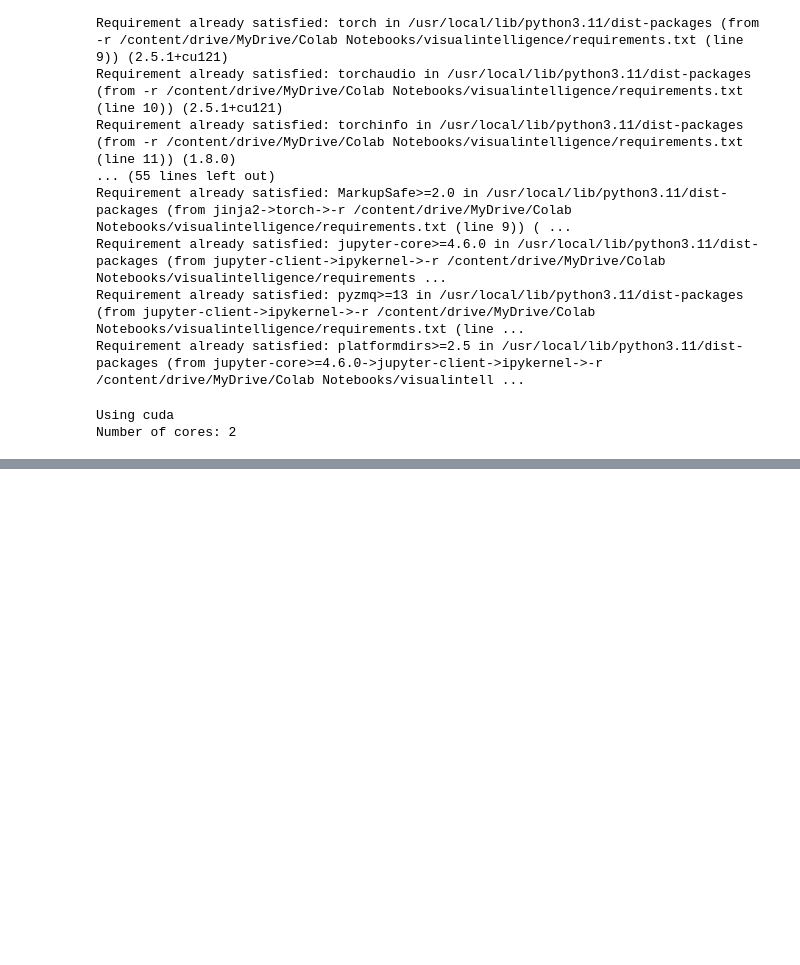
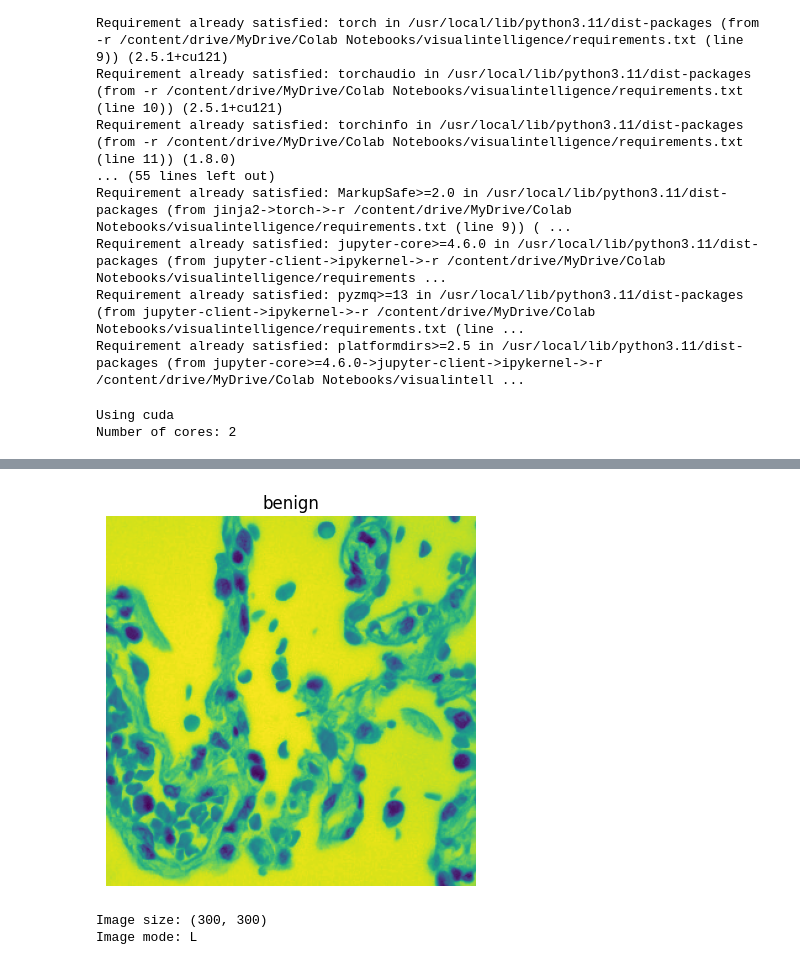
Before and after one commit to LorenzoMioso/VisualIntelligence, a Jupyter notebook: CNN/main_cnn_test.ipynb, the cells around one changed output, grey strips where cells are left out. Cells and saved outputs as stored; diff of their text form; code cells hidden in the pictures; blank space fills up the shorter version.

```diff
--- a/CNN/main_cnn_test.ipynb
+++ b/CNN/main_cnn_test.ipynb
@@ -180,0 +256,7 @@ Image mode: RGB
+# %%
+
+inspect_image_randomly(df, "dataset_resized")
+# %% [output]
+[figure, added]
+Image size: (300, 300)
+Image mode: L
```
Also changed, not shown: parts of 23 cells of this notebook.
